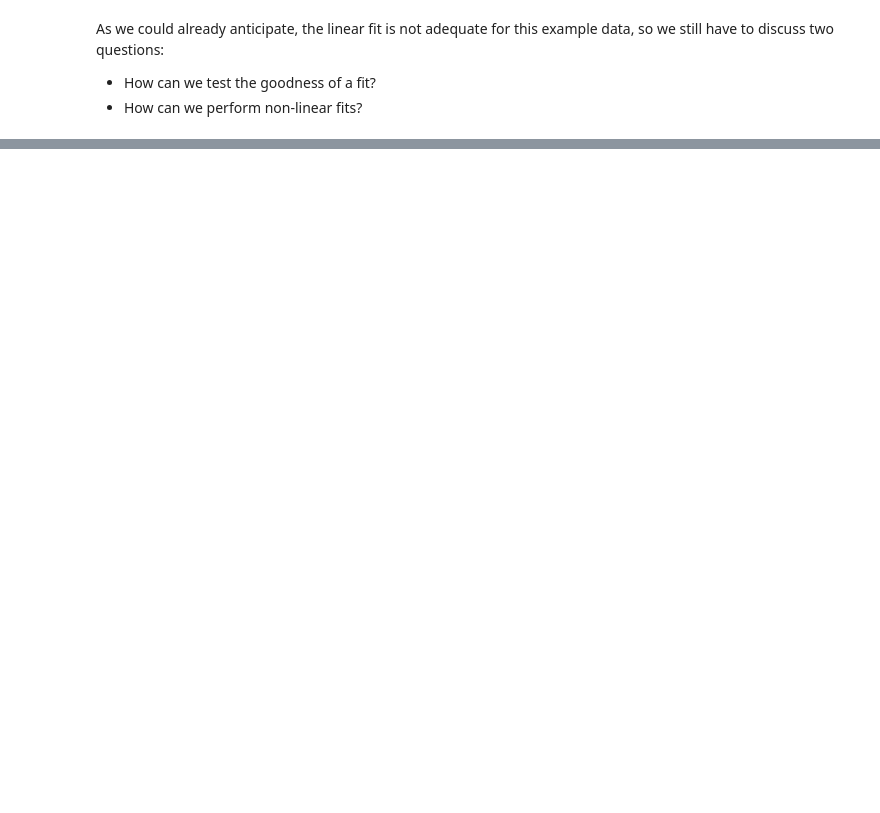
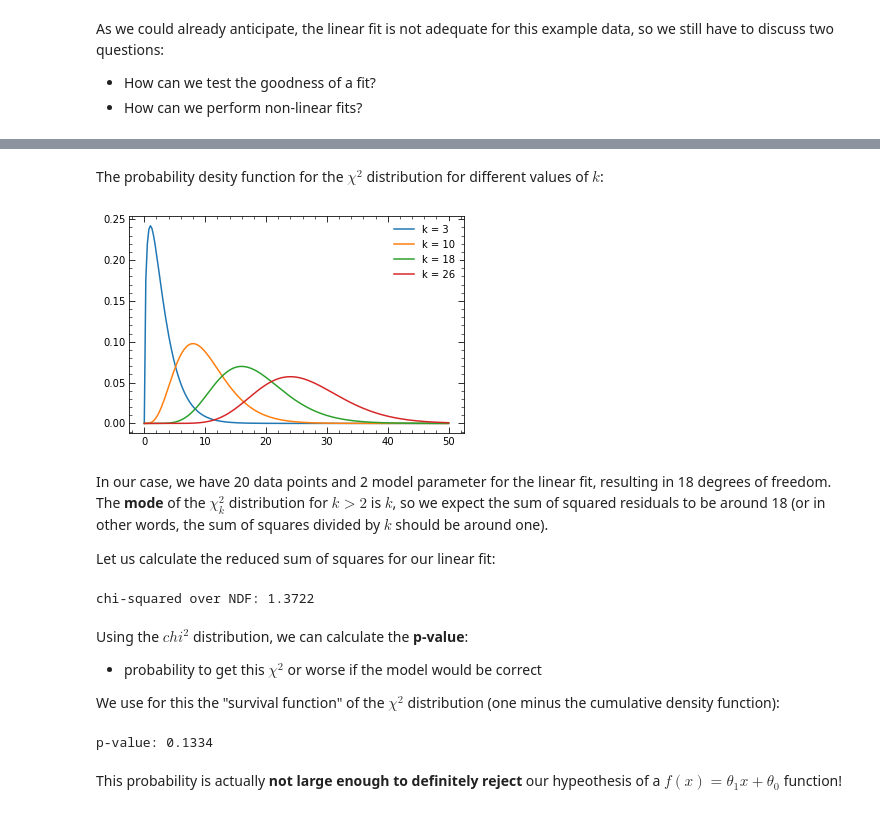
Before and after one commit to guitargeek/trex-analysis, a Jupyter notebook: TrexAnalysis.ipynb, the cells around one changed output, grey strips where cells are left out. Saved outputs shown, nothing was run; the diff lists cells and outputs as text; code cells hidden in the pictures; blank space fills up the shorter version.

Commit message:
Added non linear least squares

```diff
--- a/TrexAnalysis.ipynb
+++ b/TrexAnalysis.ipynb
@@ -399,0 +414,30 @@ plt.show()
+# %% [markdown]
+The probability desity function for the $\chi^2$ distribution for different values of $k$:
+# %%
+c = np.linspace(0, 50, 200)
+for k in [3, 10, 18, 26]:
+    plt.plot(c, chi2.pdf(c, k), label=f"k = {k}")
+plt.legend(loc="upper right")
+plt.show()
+# %% [output]
+[figure, added]
+# %% [markdown]
+In our case, we have 20 data points and 2 model parameter for the linear fit, resulting in 18 degrees of freedom. The __mode__ of the $\chi^2_k$ distribution for $k > 2$ is $k$, so we expect the sum of squared residuals to be around 18 (or in other words, the sum of squares divided by $k$ should be around one).
+
+Let us calculate the reduced sum of squares for our linear fit:
+# %%
+c2 = np.sum((np.matmul(X, popt) - y)**2/yerr**2)
+print(f"chi-squared over NDF: {c2/18:.4f}")
+# %% [output]
+chi-squared over NDF: 1.3722
+# %% [markdown]
+Using the $chi^2$ distribution, we can calculate the __p-value__:
+* probability to get this $\chi^2$ or worse if the model would be correct
+
+We use for this the "survival function" of the $\chi^2$ distribution (one minus the cumulative density function):
+# %%
+print(f"p-value: {chi2.sf(c2, 18):.4f}")
+# %% [output]
+p-value: 0.1334
+# %% [markdown]
+This probability is actually __not large enough to definitely reject__ our hypeothesis of a $f(x) = \theta_1 x + \theta_0$ function!
```
Also changed, not shown: parts of 23 cells of this notebook.
